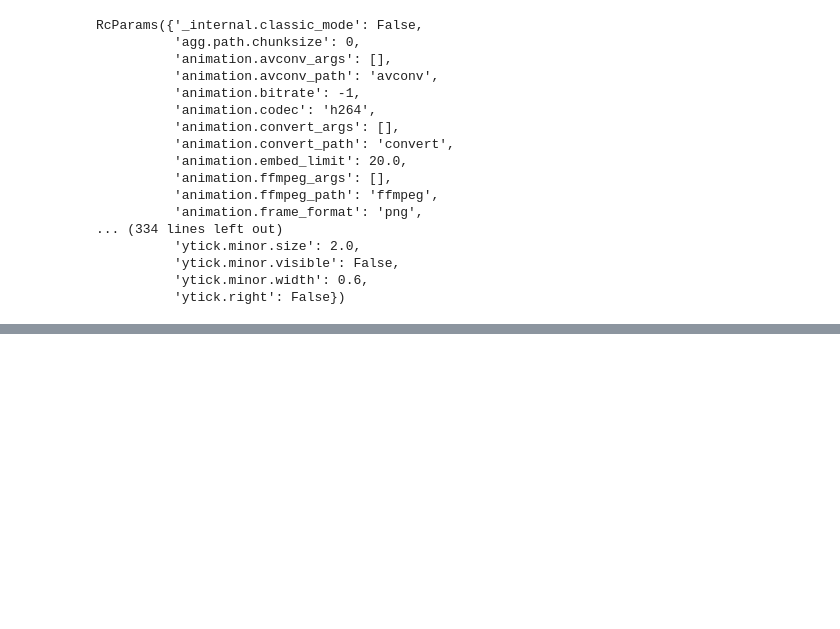
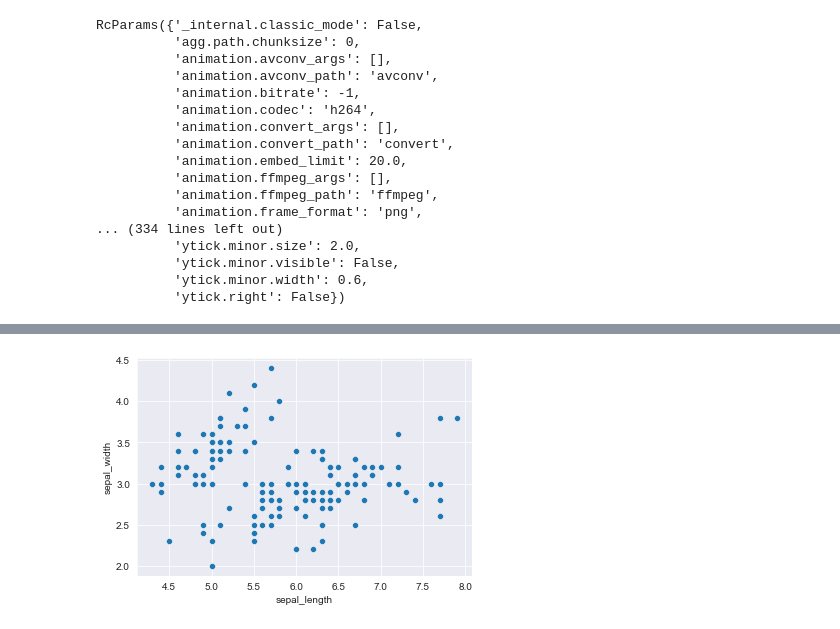
Before and after one commit to mekken2/EDA-Squad, a Jupyter notebook: Jovian_matplot_sns/Jovian_matplotlib_sns.ipynb, the cells around one changed output, grey strips where cells are left out. Saved outputs shown, nothing was run; the diff lists cells and outputs as text; code cells hidden in the pictures; blank space fills up the shorter version.

```diff
--- a/Jovian_matplot_sns/Jovian_matplotlib_sns.ipynb
+++ b/Jovian_matplot_sns/Jovian_matplotlib_sns.ipynb
@@ -97,0 +132,4 @@ RcParams({'_internal.classic_mode': False,
+# %%
+sns.scatterplot(flowers_df.sepal_length, flowers_df.sepal_width);
+# %% [output]
+[figure, added]
```
Also changed, not shown: parts of 8 cells of this notebook, 1 other file.
